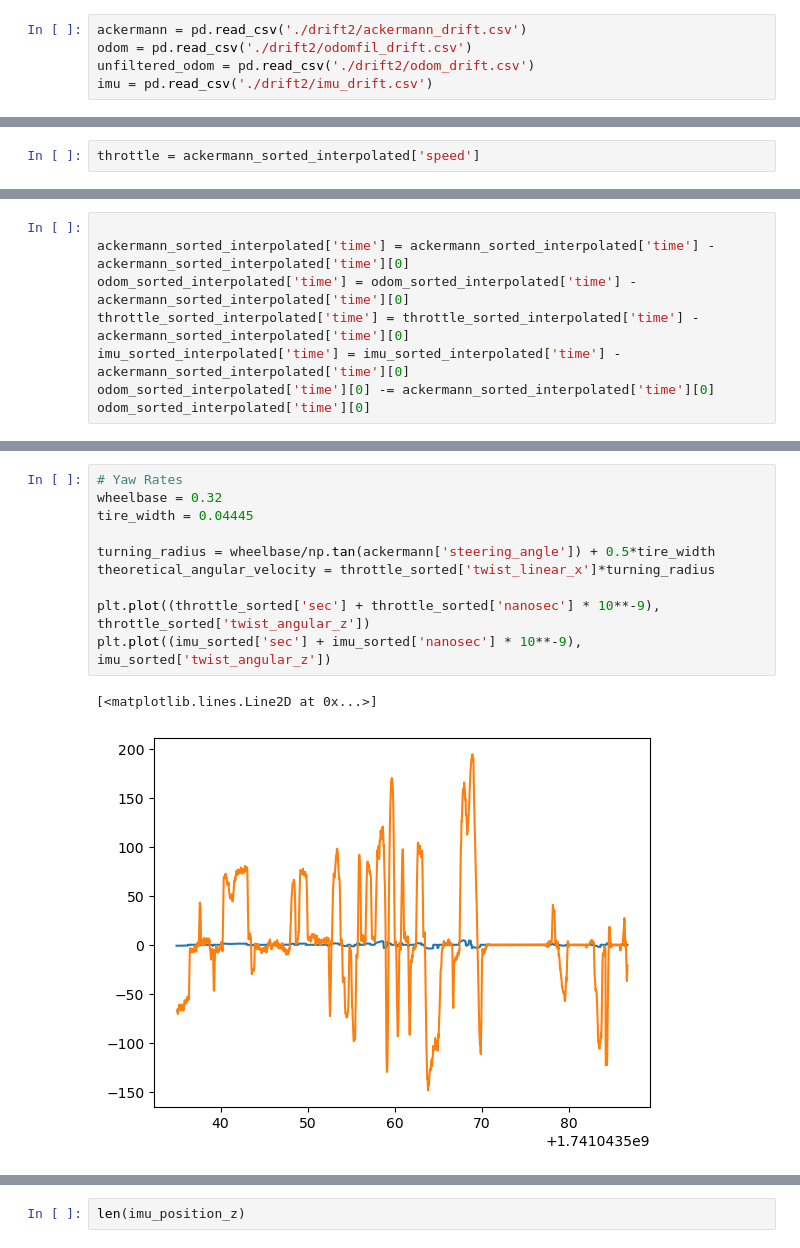
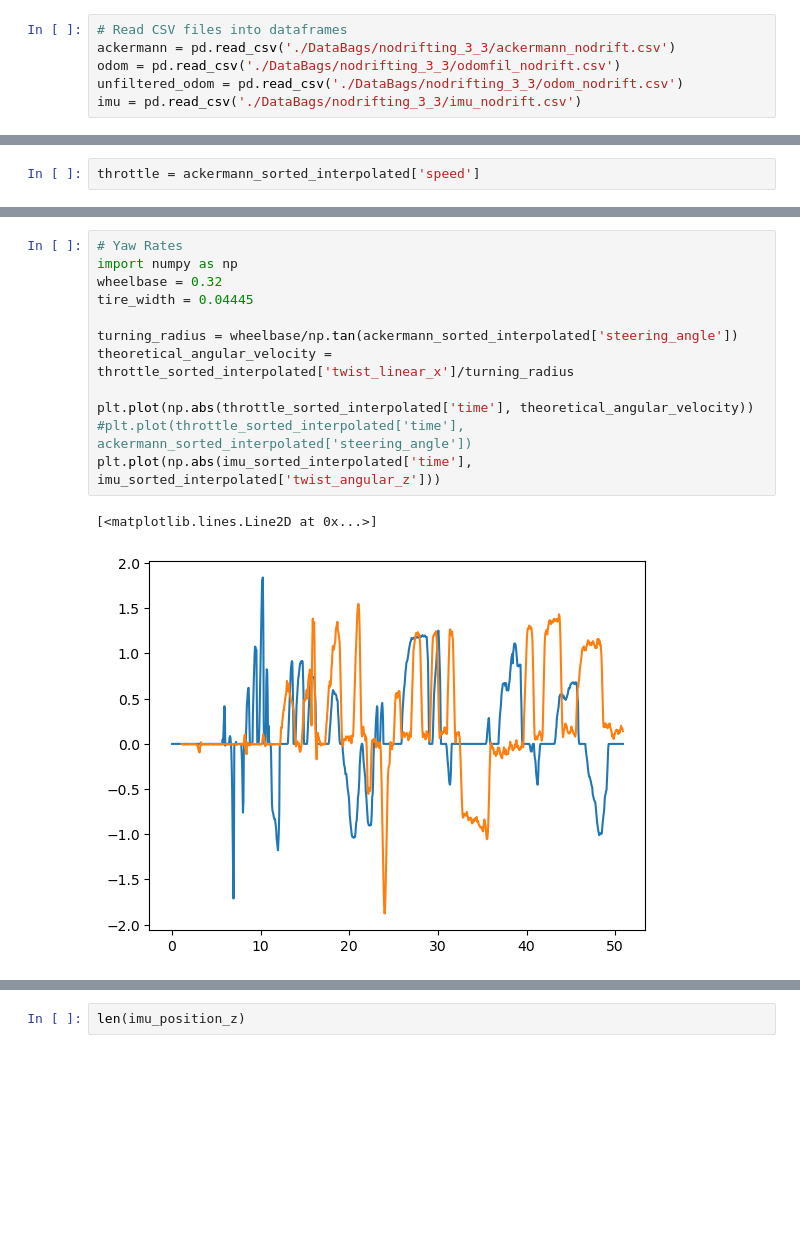
Before and after one commit to Trustworthy-Engineered-Autonomy-Lab/RoboRacer, a Jupyter notebook: odom_analysis.ipynb, the cells around one changed output, grey strips where cells are left out. Drawn from its saved outputs; the diff is of its cells as text; blank space fills up the shorter version.

```diff
--- a/odom_analysis.ipynb
+++ b/odom_analysis.ipynb
@@ -4,7 +4,8 @@ from pathlib import Path
 import matplotlib.pyplot as plt
 import numpy as np
 # %%
-ackermann = pd.read_csv('./drift2/ackermann_drift.csv')
-odom = pd.read_csv('./drift2/odomfil_drift.csv')
-unfiltered_odom = pd.read_csv('./drift2/odom_drift.csv')
-imu = pd.read_csv('./drift2/imu_drift.csv')
+# Read CSV files into dataframes
+ackermann = pd.read_csv('./DataBags/nodrifting_3_3/ackermann_nodrift.csv')
+odom = pd.read_csv('./DataBags/nodrifting_3_3/odomfil_nodrift.csv')
+unfiltered_odom = pd.read_csv('./DataBags/nodrifting_3_3/odom_nodrift.csv')
+imu = pd.read_csv('./DataBags/nodrifting_3_3/imu_nodrift.csv')
@@ -66,8 +65,0 @@ imu_sorted_interpolated['twist_angular_z'] = np.deg2rad(imu_sorted['twist_angula
-# %%
-
-ackermann_sorted_interpolated['time'] = ackermann_sorted_interpolated['time'] - ackermann_sorted_interpolated['time'][0]
-odom_sorted_interpolated['time'] = odom_sorted_interpolated['time'] - ackermann_sorted_interpolated['time'][0]
-throttle_sorted_interpolated['time'] = throttle_sorted_interpolated['time'] -ackermann_sorted_interpolated['time'][0]
-imu_sorted_interpolated['time'] = imu_sorted_interpolated['time'] - ackermann_sorted_interpolated['time'][0]
-odom_sorted_interpolated['time'][0] -= ackermann_sorted_interpolated['time'][0]
-odom_sorted_interpolated['time'][0]
@@ -124,16 +119,18 @@ plt.plot((throttle_sorted['sec'] + throttle_sorted['nanosec'] * 10**-9), throttl
 # %%
 # Yaw Rates
+import numpy as np
 wheelbase = 0.32
 tire_width = 0.04445
 
-turning_radius = wheelbase/np.tan(ackermann['steering_angle']) + 0.5*tire_width
-theoretical_angular_velocity = throttle_sorted['twist_linear_x']*turning_radius
+turning_radius = wheelbase/np.tan(ackermann_sorted_interpolated['steering_angle'])
+theoretical_angular_velocity = throttle_sorted_interpolated['twist_linear_x']/turning_radius
 
-plt.plot((throttle_sorted['sec'] + throttle_sorted['nanosec'] * 10**-9), throttle_sorted['twist_angular_z'])
-plt.plot((imu_sorted['sec'] + imu_sorted['nanosec'] * 10**-9), imu_sorted['twist_angular_z'])
+plt.plot(np.abs(throttle_sorted_interpolated['time'], theoretical_angular_velocity))
+#plt.plot(throttle_sorted_interpolated['time'], ackermann_sorted_interpolated['steering_angle'])
+plt.plot(np.abs(imu_sorted_interpolated['time'], imu_sorted_interpolated['twist_angular_z']))
 # %% [output]
 [<matplotlib.lines.Line2D at 0x...>]
-[figure, old version]
+[figure, new version]
 # %%
 plt.plot(throttle_sorted['time'], (imu_twist_angular_z - odom_sorted['twist_angular_z']))
 
```
Also changed, not shown: parts of 14 cells of this notebook, 10 other files.
